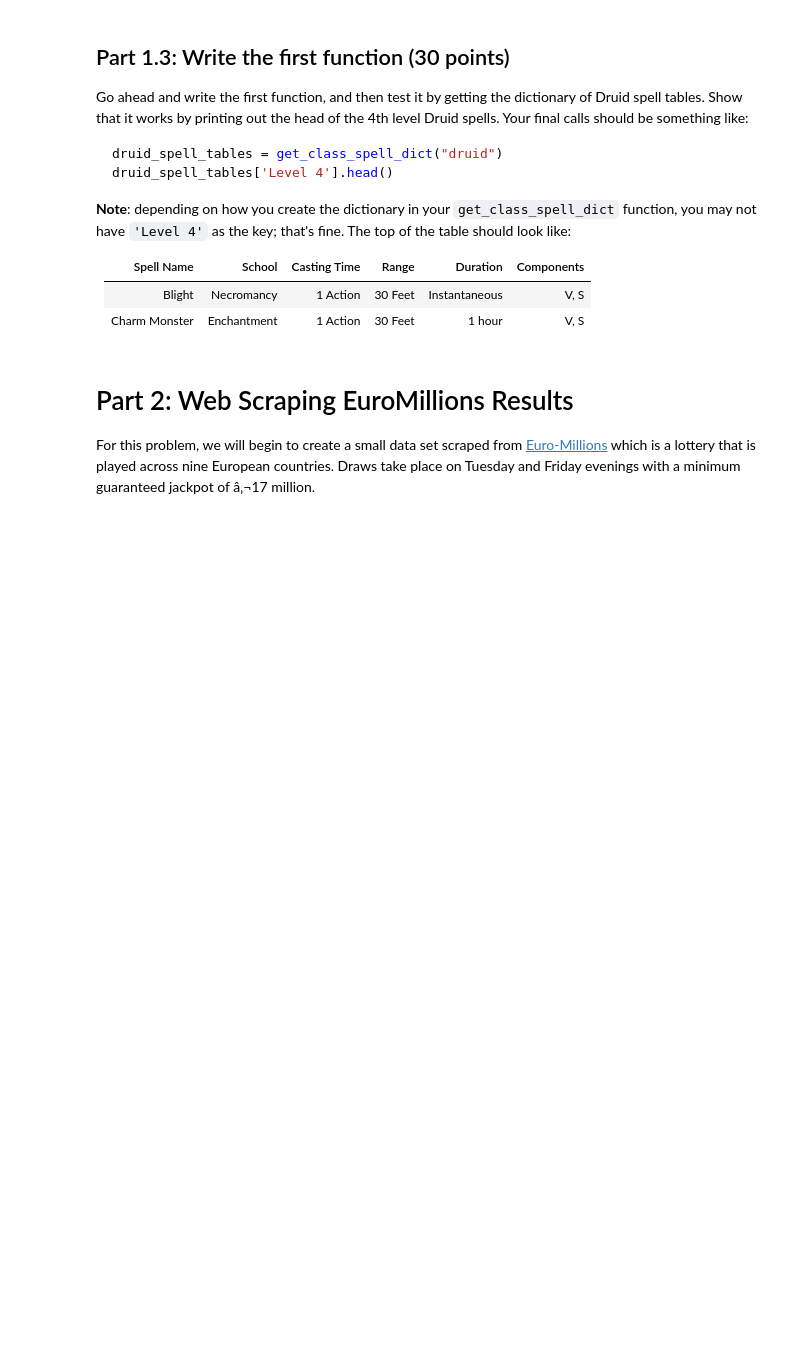
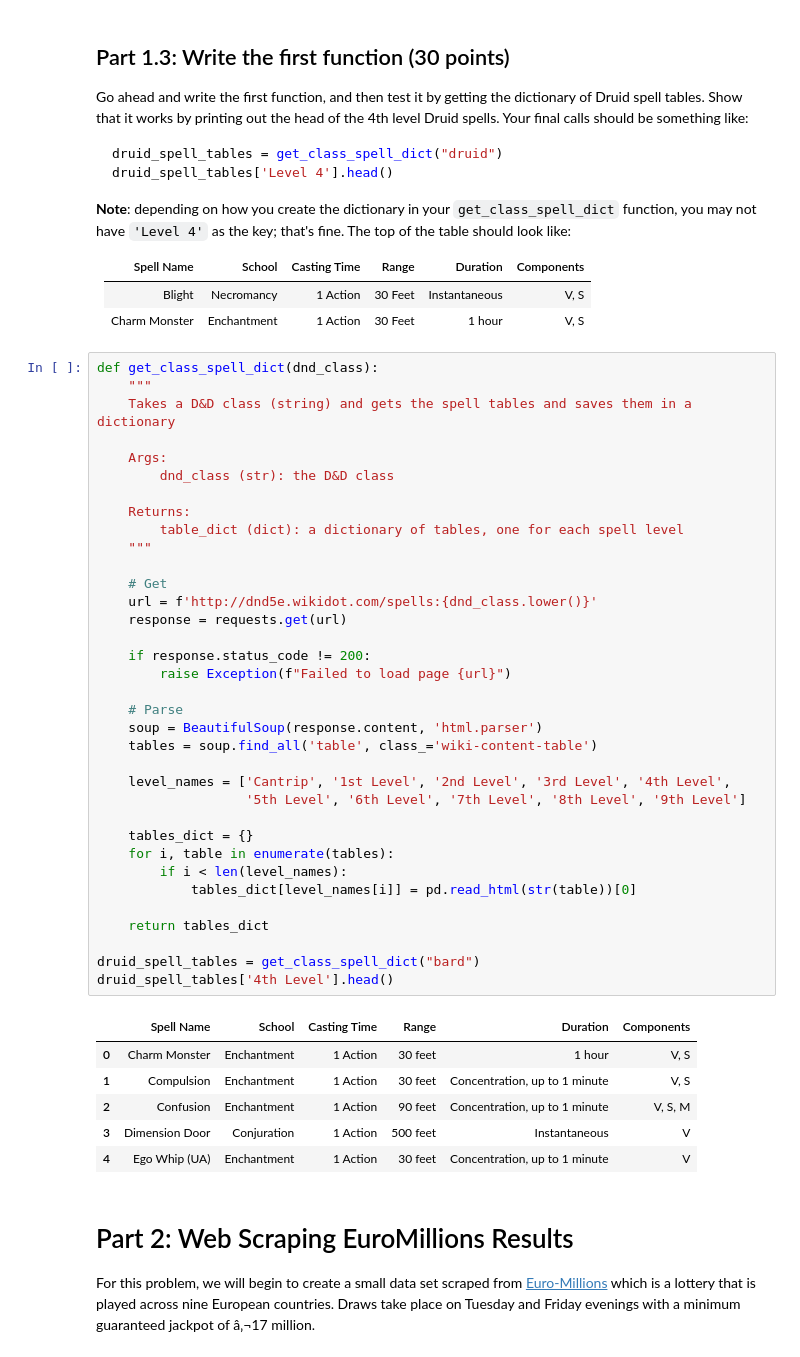
Before and after one commit to vigneshsaravanakumar404/DS-3000-Foundations-of-Data-Science, a Jupyter notebook: Labs/Lab1.ipynb, the cells around one changed output. Drawn from its saved outputs; the diff is of its cells as text; blank space fills up the shorter version.

```diff
--- a/Labs/Lab1.ipynb
+++ b/Labs/Lab1.ipynb
@@ -73,6 +113,48 @@ druid_spell_tables['Level 4'].head()
 |-----------------:|--------------:|-------------:|---------------------:|--------------:|-----------:|
 | Blight              | Necromancy    | 1 Action     | 30 Feet              | Instantaneous       | V, S   |
 | Charm Monster	 | Enchantment   | 1 Action    | 30 Feet              | 1 hour      | V, S
+# %%
+def get_class_spell_dict(dnd_class):
+    """
+    Takes a D&D class (string) and gets the spell tables and saves them in a dictionary
+
+    Args:
+        dnd_class (str): the D&D class
+
+    Returns:
+        table_dict (dict): a dictionary of tables, one for each spell level
+    """
+
+    # Get
+    url = f'http://dnd5e.wikidot.com/spells:{dnd_class.lower()}'
+    response = requests.get(url)
+
+    if response.status_code != 200:
+        raise Exception(f"Failed to load page {url}")
+
+    # Parse
+    soup = BeautifulSoup(response.content, 'html.parser')
+    tables = soup.find_all('table', class_='wiki-content-table')
+
+    level_names = ['Cantrip', '1st Level', '2nd Level', '3rd Level', '4th Level',
+                   '5th Level', '6th Level', '7th Level', '8th Level', '9th Level']
+
+    tables_dict = {}
+    for i, table in enumerate(tables):
+        if i < len(level_names):
+            tables_dict[level_names[i]] = pd.read_html(str(table))[0]
+
+    return tables_dict
+
+druid_spell_tables = get_class_spell_dict("bard")
+druid_spell_tables['4th Level'].head()
+# %% [output]
+|  | Spell Name | School | Casting Time | Range | Duration | Components |
+| 0 | Charm Monster | Enchantment | 1 Action | 30 feet | 1 hour | V, S |
+| 1 | Compulsion | Enchantment | 1 Action | 30 feet | Concentration, up to 1 minute | V, S |
+| 2 | Confusion | Enchantment | 1 Action | 90 feet | Concentration, up to 1 minute | V, S, M |
+| 3 | Dimension Door | Conjuration | 1 Action | 500 feet | Instantaneous | V |
+| 4 | Ego Whip (UA) | Enchantment | 1 Action | 30 feet | Concentration, up to 1 minute | V |
 # %% [markdown]
 # Part 2: Web Scraping EuroMillions Results
 
```
Also changed, not shown: parts of 9 cells of this notebook.
